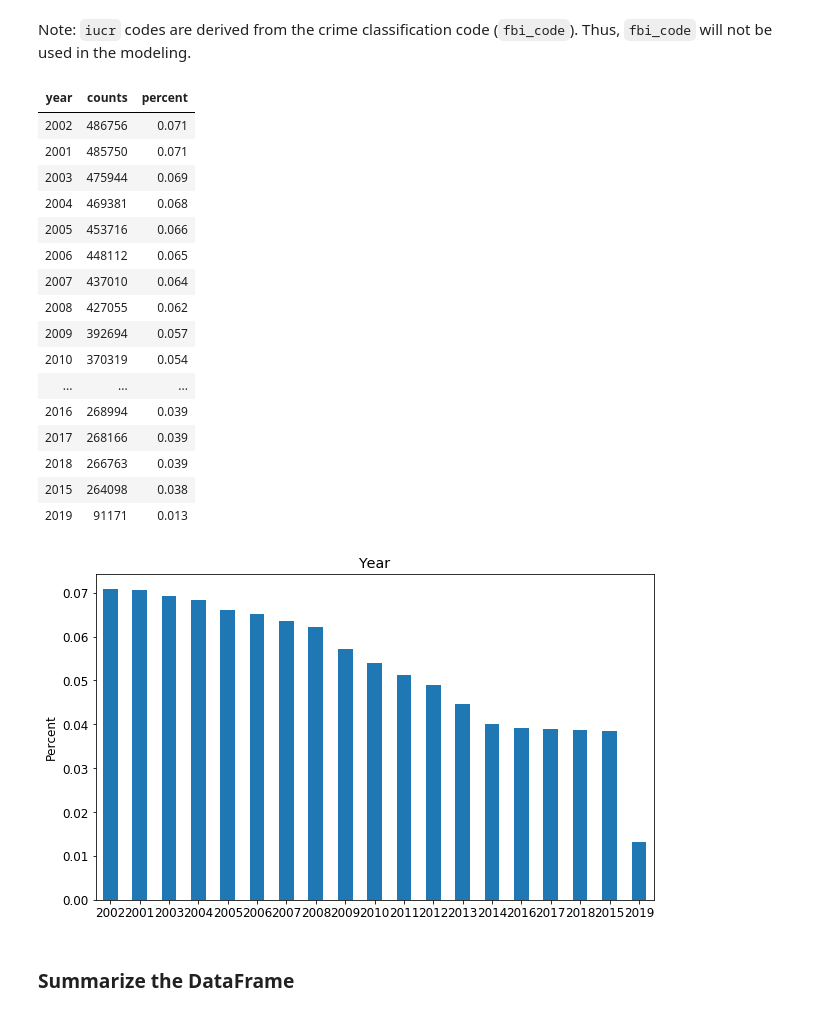
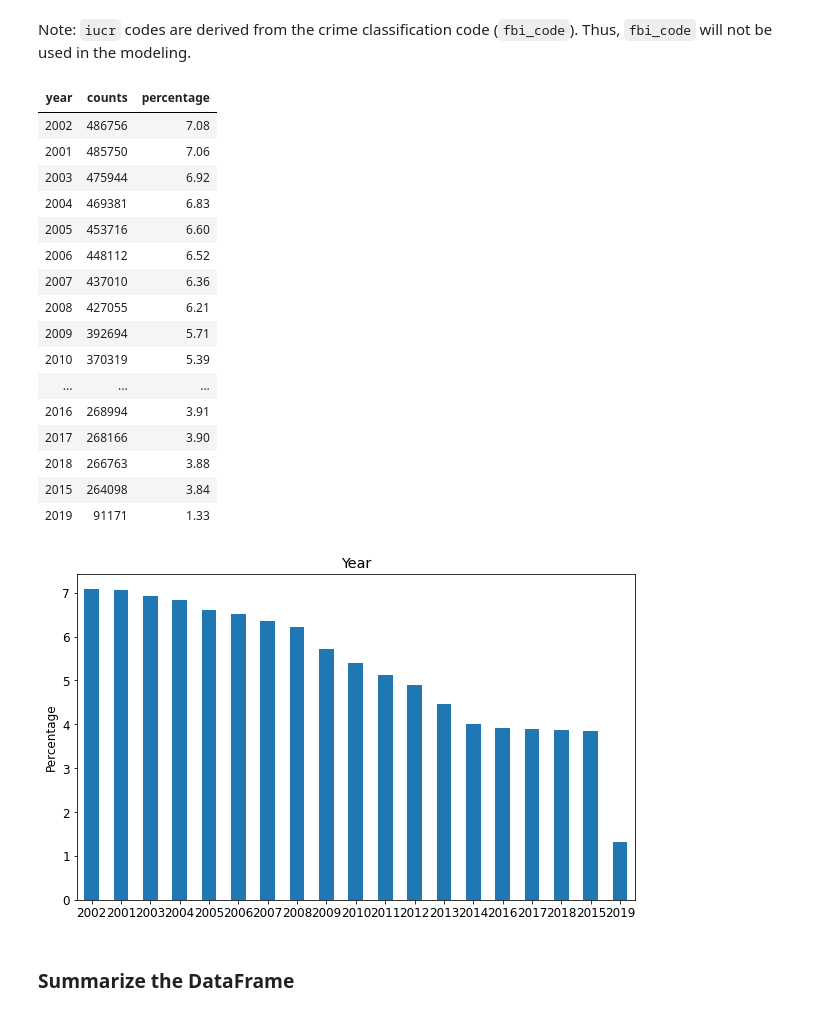
Before and after one commit to tweichle/Classifying-Criminal-Offenses, a Jupyter notebook: Chicago Crime Project.ipynb, the cells around one changed output. Cells and saved outputs as stored; diff of their text form; code cells hidden in the pictures.

```diff
--- a/Chicago Crime Project.ipynb
+++ b/Chicago Crime Project.ipynb
@@ -245,7 +244,7 @@ This data includes unverified reports supplied to the Police Department. The pre
 ### Reading a File
 # %%
 # Create data path variable for loading data
-data_path = '/Users/yangweichle/Documents/Employment/TRAINING/DATA SCIENCE/GCP BigQuery API_Python/Datasets/'
+data_path = '/Users/yangweichle/Documents/Employment/TRAINING/DATA SCIENCE/PROJECTS/ClassifyingCriminalOffenses/GCP BigQuery API_Python/Datasets'
 # %%
 # Read file into DataFrame
 # Note: header=0 disables the header from the file
@@ -400,20 +404,22 @@ plt.title('Number of null values per column');
 # Categorical column frequency
 # Returns counts of unique values in descending order (first element is the most frequently-occurring element)
 # Note: Excludes NA values by default
-def value_counts(df, var, bar, title=''):
+def value_counts_func(df, var, bar, title=''):
     value_counts = df[var].value_counts(dropna=False)
-    df_ = value_counts.rename_axis(var).reset_index(name='counts')
-    df_['percent'] = round(df_.counts / sum(df_.counts), 3)
+    value_percents = round(df[var].value_counts(normalize=True, dropna=False)*100, 2)
+    df_ = pd.DataFrame({'counts': value_counts, 'percentage': value_percents}).rename_axis(var).reset_index()
 
     if bar:
         # Create a vertical bar plot
         # Note: figsize: a tuple (width, height) in inches
         #       rot: rotation for ticks (xticks for vertical, yticks for horizontal plots)
-        ax = df[var].value_counts(normalize=True, dropna=False).plot(kind='bar', figsize=(10, 6), rot=0);
+        percents = df[var].value_counts(normalize=True, dropna=False)*100
+        ax = percents.plot(kind='bar', figsize=(10, 6), rot=0);
         ax.set_title(title);
-        ax.set_ylabel('Percent');
+        ax.set_ylabel('Percentage');
 
-    return df_.style.hide_index()
+    format_dict = {'percentage': '{:.2f}'}
+    return df_.style.format(format_dict).hide_index()
 # %%
 # Categorical column frequency
 # Returns counts of unique values in descending order (first element is the most frequently-occurring element)
@@ -468,4 +475,7 @@ Rows: 6876137, Cols: 20
 # %%
 # Replace values in a column
-# Note: inplace=True changes the original DataFrame
-chicago_crime.primary_type.replace('OTHER NARCOTIC VIOLATION', 'NARCOTICS', inplace=True)
+# Note: to_replace: how to find the values that will be replaced
+#       inplace=True changes the original DataFrame
+#chicago_crime.primary_type.replace('OTHER NARCOTIC VIOLATION', 'NARCOTICS', inplace=True)
+chicago_crime.replace(to_replace={'primary_type': {'OTHER NARCOTIC VIOLATION': 'NARCOTICS',
+                                                   'DOMESTIC VIOLENCE': 'ASSAULT'}}, inplace=True)
@@ -474,7 +482,3 @@ chicago_crime.primary_type.replace('OTHER NARCOTIC VIOLATION', 'NARCOTICS', inpl
-# %%
-# Replace values in a column
-# Note: inplace=True changes the original DataFrame
-chicago_crime.primary_type.replace('DOMESTIC VIOLENCE', 'ASSAULT', inplace=True)
 # %%
 # Categorical column frequency
 # Returns counts of unique values in descending order (first element is the most frequently-occurring element)
@@ -1270,27 +1274,27 @@ Note: `iucr` codes are derived from the crime classification code (`fbi_code`).
 # %%
 # Categorical column frequency
 # Returns counts of unique values in descending order (first element is the most frequently-occurring element)
 # Note: Excludes NA values by default
-value_counts(chicago_crime, 'year', bar=True, title='Year')
+value_counts_func(chicago_crime, 'year', bar=True, title='Year')
 # %% [output]
-| year | counts | percent |
-| 2002 | 486756 | 0.071 |
-| 2001 | 485750 | 0.071 |
-| 2003 | 475944 | 0.069 |
-| 2004 | 469381 | 0.068 |
-| 2005 | 453716 | 0.066 |
-| 2006 | 448112 | 0.065 |
-| 2007 | 437010 | 0.064 |
-| 2008 | 427055 | 0.062 |
-| 2009 | 392694 | 0.057 |
-| 2010 | 370319 | 0.054 |
+| year | counts | percentage |
+| 2002 | 486756 | 7.08 |
+| 2001 | 485750 | 7.06 |
+| 2003 | 475944 | 6.92 |
+| 2004 | 469381 | 6.83 |
+| 2005 | 453716 | 6.60 |
+| 2006 | 448112 | 6.52 |
+| 2007 | 437010 | 6.36 |
+| 2008 | 427055 | 6.21 |
+| 2009 | 392694 | 5.71 |
+| 2010 | 370319 | 5.39 |
 | ... | ... | ... |
-| 2016 | 268994 | 0.039 |
-| 2017 | 268166 | 0.039 |
-| 2018 | 266763 | 0.039 |
-| 2015 | 264098 | 0.038 |
-| 2019 | 91171 | 0.013 |
+| 2016 | 268994 | 3.91 |
+| 2017 | 268166 | 3.90 |
+| 2018 | 266763 | 3.88 |
+| 2015 | 264098 | 3.84 |
+| 2019 | 91171 | 1.33 |
-[figure, old version]
+[figure, new version]
 # %% [markdown]
 ### Summarize the DataFrame
 # %%
```
Also changed, not shown: parts of 155 cells of this notebook.
